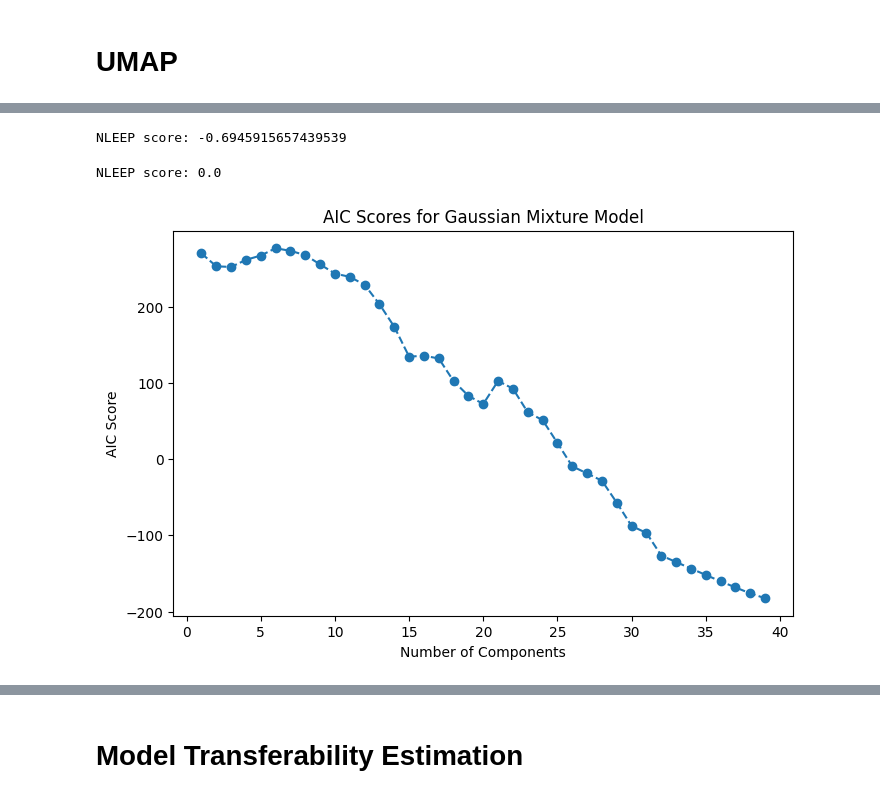
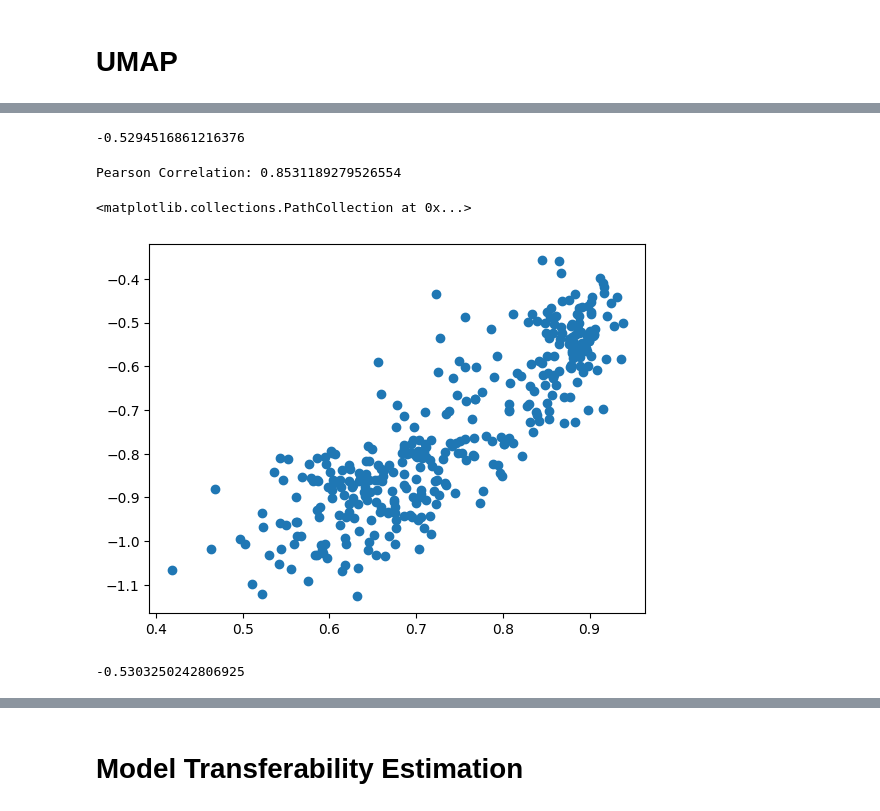
Before and after one commit to ADA-SITE-JML/gesture_face_features, a Jupyter notebook: code/hgr_pytorch.ipynb, the cells around one changed output, grey strips where cells are left out. Drawn from its saved outputs; the diff is of its cells as text; code cells hidden in the pictures.

```diff
--- a/code/hgr_pytorch.ipynb
+++ b/code/hgr_pytorch.ipynb
@@ -333,42 +355,36 @@ reducer.plot()
 # %%
 from LogME.LEEP import LEEP
 
-num_components_gmm = 7
-gmm = GaussianMixture(n_components=num_components_gmm, random_state=random_state)
-gmm.fit(embedding)
-gmm_predictions = gmm.predict_proba(embedding)
-nleep = LEEP(gmm_predictions, t[p_num])
-print(f"NLEEP score: {nleep}")
+def get_nleep_score(cluster, method='umap'):
+  # instead of pca, we use umap or tsne
+  num_components_gmm = cluster.embedding.n_clusters
+  embedding = cluster.embedding.reducer.embedding
+  random_state = cluster.embedding.random_state
+  targets = cluster.embedding.reducer.targets
+
+  gmm = GaussianMixture(n_components=num_components_gmm, random_state=random_state)
+  gmm.fit(embedding)
+  gmm_predictions = gmm.predict_proba(embedding)
+  nleep = LEEP(gmm_predictions, targets)
+  # print(f"Modified {method.upper()} NLEEP score: {nleep}")
+  return nleep
-# %% [output]
-NLEEP score: -0.6945915657439539
-# %%
-num_components_gmm = 39
-gmm = GaussianMixture(n_components=num_components_gmm, random_state=random_state)
-gmm.fit(embedding)
-gmm_predictions = gmm.predict_proba(embedding)
-nleep = LEEP(gmm_predictions, t[p_num])
-print(f"NLEEP score: {nleep}")
-# %% [output]
-NLEEP score: 0.0
-# %%
-from sklearn.mixture import GaussianMixture
-import matplotlib.pyplot as plt
-
-
-n_components_range = range(1, 40)
-aic_scores = []
-
-for n_components in n_components_range:
-    gmm = GaussianMixture(n_components=n_components, random_state=42)
-    gmm.fit(embedding)
-    aic_scores.append(gmm.aic(embedding))
-
-# Plot AIC scores
-plt.figure(figsize=(8, 5))
-plt.plot(n_components_range, aic_scores, marker='o', linestyle='--')
-plt.xlabel("Number of Components")
-plt.ylabel("AIC Score")
-plt.title("AIC Scores for Gaussian Mixture Model")
-plt.show()
-# %% [output]
-[figure, removed]
+# %%
+get_nleep_score(ce.best_cluster)
+# %% [output]
+-0.5294516861216376
+# %%
+nleep_scores = [get_nleep_score(cluster) for cluster in ce.scored_clusters]
+scores = [cluster.score for cluster in ce.scored_clusters]
+
+correlation = np.corrcoef(scores, nleep_scores)[0, 1]
+print(f"Pearson Correlation: {correlation}")
+
+plt.scatter(scores, nleep_scores)
+# %% [output]
+Pearson Correlation: 0.8531189279526554
+<matplotlib.collections.PathCollection at 0x...>
+[figure, added]
+# %%
+get_nleep_score(ce_gmm.best_cluster)
+# %% [output]
+-0.5303250242806925
```
Also changed, not shown: parts of 21 cells of this notebook.
